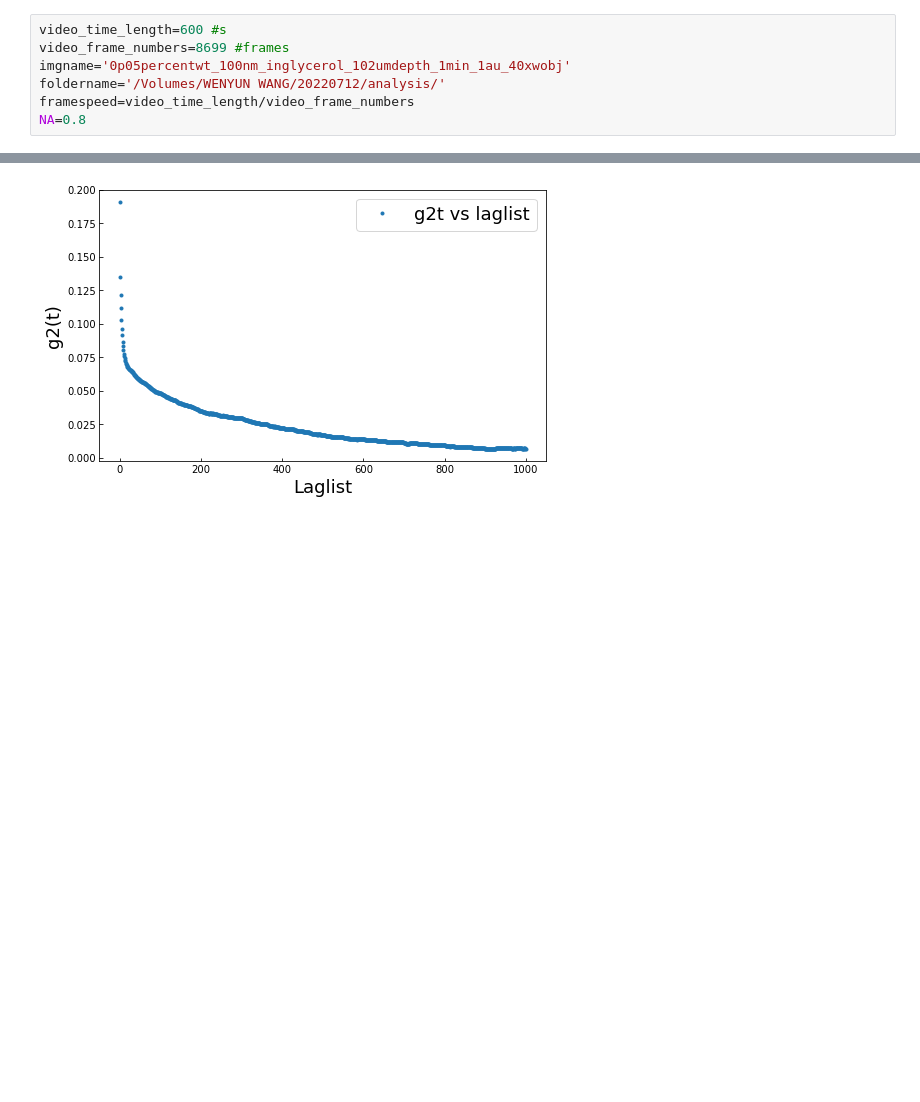
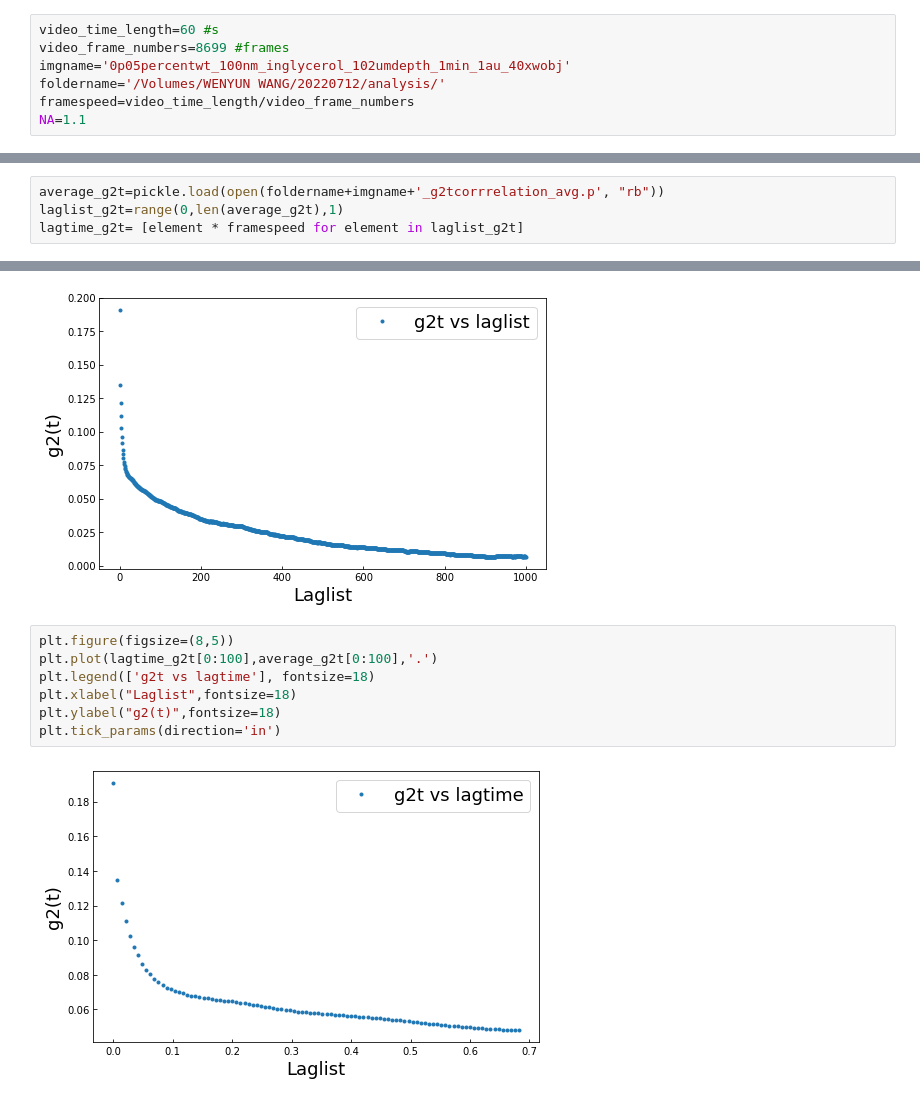
Before and after one commit to wwy-wwy-wwy/Speckle_project, a Jupyter notebook: 0712_data.ipynb, the cells around one changed output, grey strips where cells are left out. Cells and saved outputs as stored; diff of their text form; blank space fills up the shorter version.

```diff
--- a/0712_data.ipynb
+++ b/0712_data.ipynb
@@ -52,9 +53,9 @@ def compute_g2t_wo_kernel(px,laglist_g2t):
 # %% [markdown]
 # 0.05% 100 nm 40x_objective 1 au
 # %%
-video_time_length=600 #s
+video_time_length=60 #s
 video_frame_numbers=8699 #frames
 imgname='0p05percentwt_100nm_inglycerol_102umdepth_1min_1au_40xwobj'
 foldername='/Volumes/WENYUN WANG/20220712/analysis/'
 framespeed=video_time_length/video_frame_numbers
-NA=0.8
+NA=1.1
@@ -77,3 +87,7 @@ average_g2t=np.mean(averaged_g2t,axis=0)
+# %%
+average_g2t=pickle.load(open(foldername+imgname+'_g2tcorrrelation_avg.p', "rb"))
+laglist_g2t=range(0,len(average_g2t),1)
+lagtime_g2t= [element * framespeed for element in laglist_g2t]
 # %%
 plt.figure(figsize=(8,5))
 plt.plot(laglist_g2t,average_g2t,'.')
@@ -83,3 +97,12 @@ plt.ylabel("g2(t)",fontsize=18)
 plt.tick_params(direction='in')
 # %% [output]
 [figure]
+# %%
+plt.figure(figsize=(8,5))
+plt.plot(lagtime_g2t[0:100],average_g2t[0:100],'.')
+plt.legend(['g2t vs lagtime'], fontsize=18)
+plt.xlabel("Laglist",fontsize=18)
+plt.ylabel("g2(t)",fontsize=18)
+plt.tick_params(direction='in')
+# %% [output]
+[figure, added]
```
Also changed, not shown: parts of 69 cells of this notebook, 5 other files.
